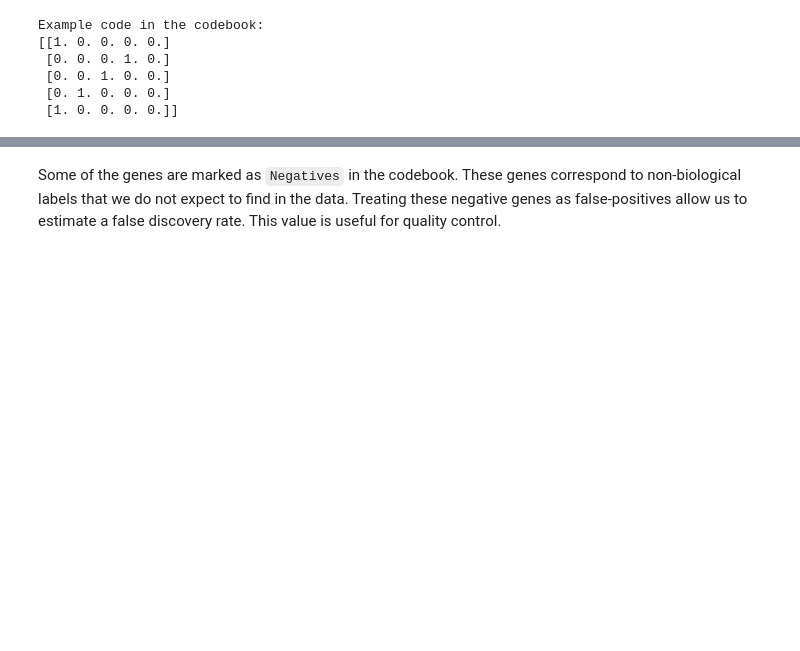
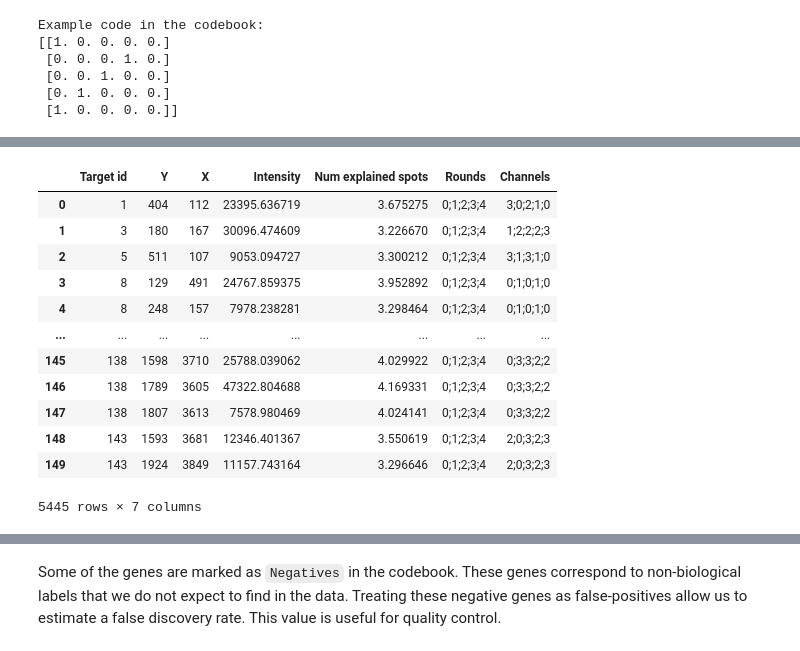
Before and after one commit to axanderssonuu/isstools, a Jupyter notebook: tutorial.ipynb, the cells around one changed output, grey strips where cells are left out. Drawn from its saved outputs; the diff is of its cells as text; code cells hidden in the pictures; blank space fills up the shorter version.

```diff
--- a/tutorial.ipynb
+++ b/tutorial.ipynb
@@ -305,3 +320,19 @@ Hej
+# %%
+results
+# %% [output]
+|  | Target id | Y | X | Intensity | Num explained spots | Rounds | Channels |
+| 0 | 1 | 404 | 112 | 23395.636719 | 3.675275 | 0;1;2;3;4 | 3;0;2;1;0 |
+| 1 | 3 | 180 | 167 | 30096.474609 | 3.226670 | 0;1;2;3;4 | 1;2;2;2;3 |
+| 2 | 5 | 511 | 107 | 9053.094727 | 3.300212 | 0;1;2;3;4 | 3;1;3;1;0 |
+| 3 | 8 | 129 | 491 | 24767.859375 | 3.952892 | 0;1;2;3;4 | 0;1;0;1;0 |
+| 4 | 8 | 248 | 157 | 7978.238281 | 3.298464 | 0;1;2;3;4 | 0;1;0;1;0 |
+| ... | ... | ... | ... | ... | ... | ... | ... |
+| 145 | 138 | 1598 | 3710 | 25788.039062 | 4.029922 | 0;1;2;3;4 | 0;3;3;2;2 |
+| 146 | 138 | 1789 | 3605 | 47322.804688 | 4.169331 | 0;1;2;3;4 | 0;3;3;2;2 |
+| 147 | 138 | 1807 | 3613 | 7578.980469 | 4.024141 | 0;1;2;3;4 | 0;3;3;2;2 |
+| 148 | 143 | 1593 | 3681 | 12346.401367 | 3.550619 | 0;1;2;3;4 | 2;0;3;2;3 |
+| 149 | 143 | 1924 | 3849 | 11157.743164 | 3.296646 | 0;1;2;3;4 | 2;0;3;2;3 |
+5445 rows × 7 columns
 # %%
 results['Gene' ] = [gene_names[id] for id in results['Target id']]
 results
```
Also changed, not shown: parts of 5 cells of this notebook.
